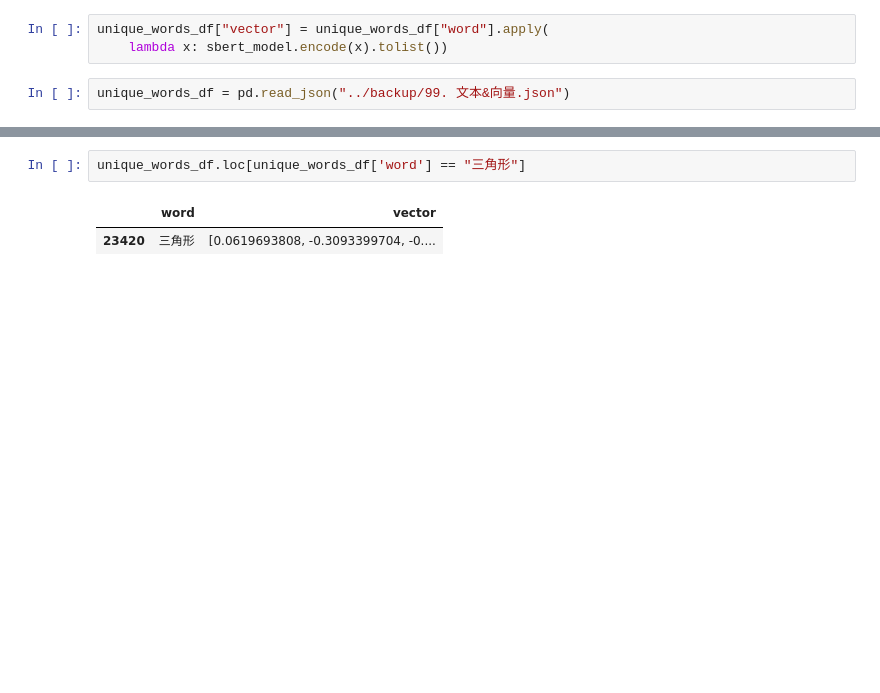
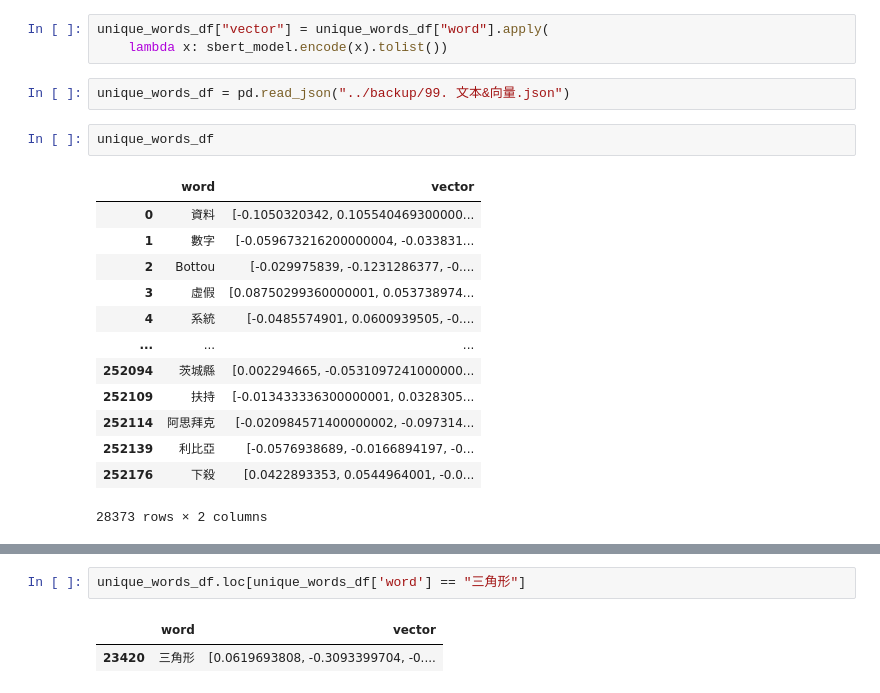
Before and after one commit to tony13382/202307_trello_finder, a Jupyter notebook: docs/檔案轉換與資料測試/5. TF 字典編撰.ipynb, the cells around one changed output, grey strips where cells are left out. Drawn from its saved outputs; the diff is of its cells as text; blank space fills up the shorter version.

```diff
--- a/docs/檔案轉換與資料測試/5. TF 字典編撰.ipynb
+++ b/docs/檔案轉換與資料測試/5. TF 字典編撰.ipynb
@@ -273,3 +304,19 @@ unique_words_df["vector"] = unique_words_df["word"].apply(
     lambda x: sbert_model.encode(x).tolist())
 # %%
 unique_words_df = pd.read_json("../backup/99. 文本&向量.json")
+# %%
+unique_words_df
+# %% [output]
+|  | word | vector |
+| 0 | 資料 | [-0.1050320342, 0.105540469300000... |
+| 1 | 數字 | [-0.059673216200000004, -0.033831... |
+| 2 | Bottou | [-0.029975839, -0.1231286377, -0.... |
+| 3 | 虛假 | [0.08750299360000001, 0.053738974... |
+| 4 | 系統 | [-0.0485574901, 0.0600939505, -0.... |
+| ... | ... | ... |
+| 252094 | 茨城縣 | [0.002294665, -0.0531097241000000... |
+| 252109 | 扶持 | [-0.013433336300000001, 0.0328305... |
+| 252114 | 阿思拜克 | [-0.020984571400000002, -0.097314... |
+| 252139 | 利比亞 | [-0.0576938689, -0.0166894197, -0... |
+| 252176 | 下殺 | [0.0422893353, 0.0544964001, -0.0... |
+28373 rows × 2 columns
```
Also changed, not shown: parts of 4 cells of this notebook, 18 other files.
